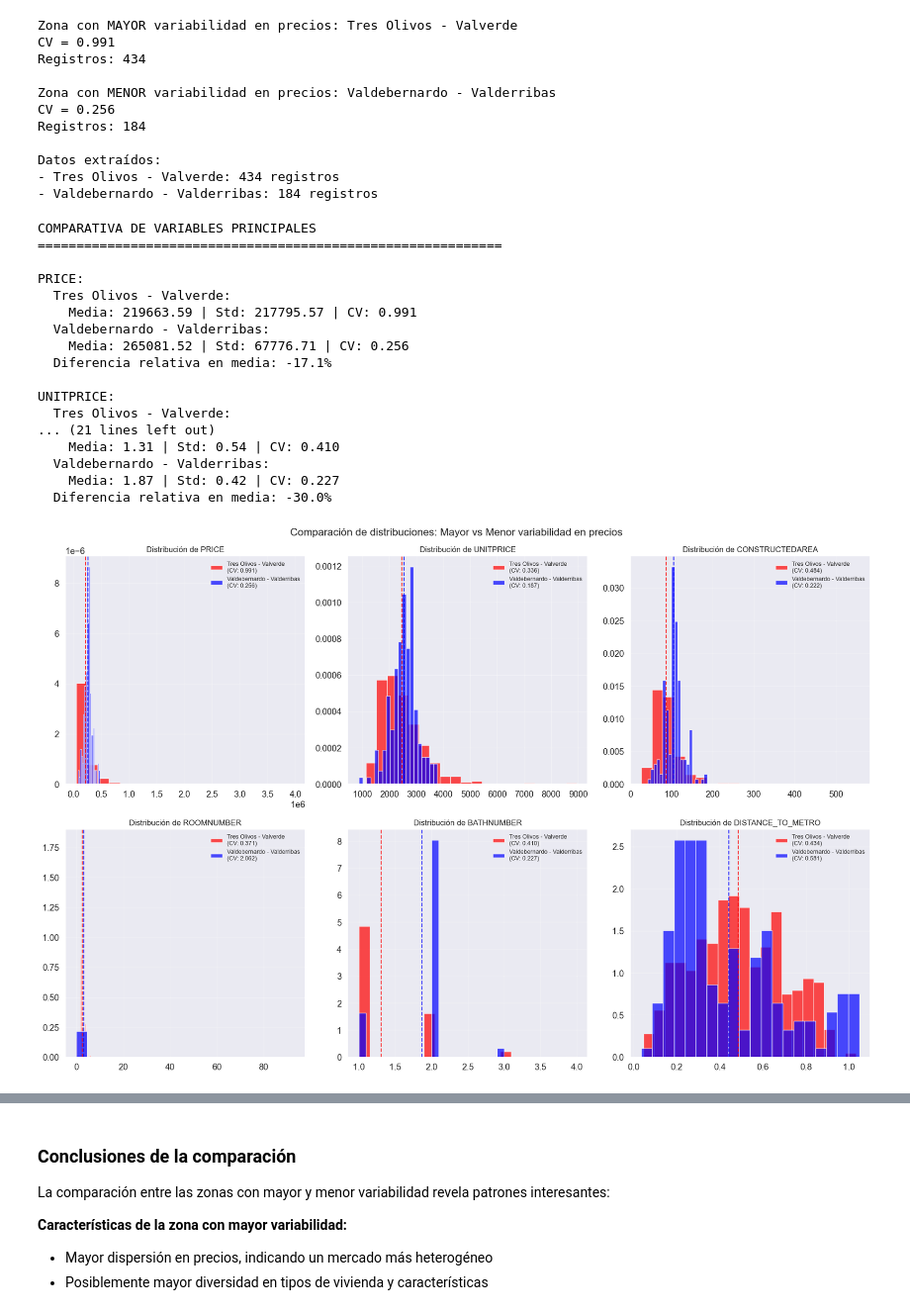
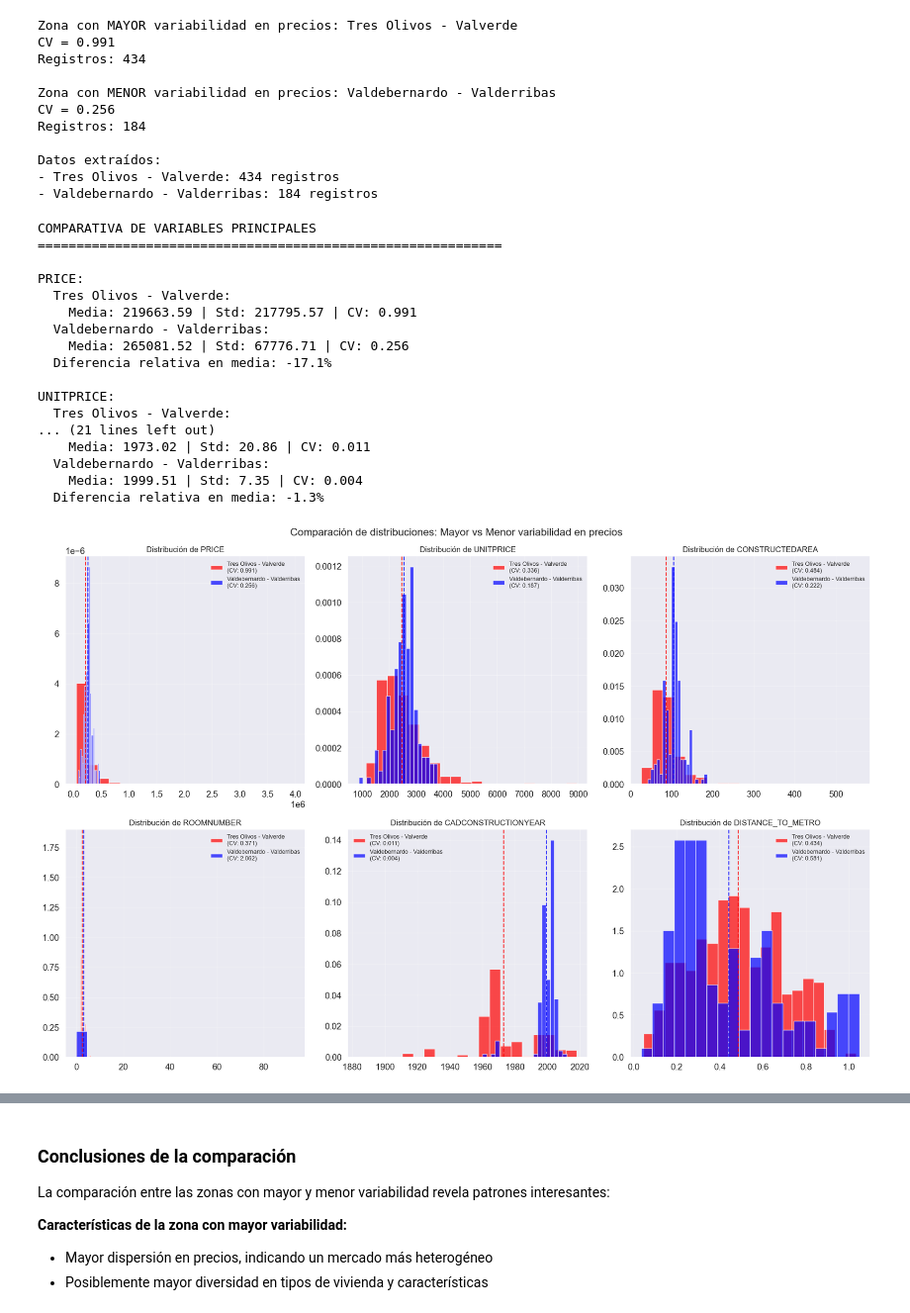
Before and after one commit to davidreyblanco/ml-idealista-18, a Jupyter notebook: notebooks/01b - EDA - Por zonas.ipynb, the cells around one changed output, grey strips where cells are left out. Shown at 99% size. Saved outputs shown, nothing was run; the diff lists cells and outputs as text; code cells hidden in the pictures.

```diff
--- a/notebooks/01b - EDA - Por zonas.ipynb
+++ b/notebooks/01b - EDA - Por zonas.ipynb
@@ -78,0 +49,28 @@ Index(['ASSETID', 'PRICE', 'UNITPRICE', 'ADTYPOLOGYID', 'ADOPERATIONID',
+# %%
+# Mostrar valores máximo y mínimo para BATHNUMBER y ROOMNUMBER
+min_max_values = df[['ROOMNUMBER', 'BATHNUMBER']].agg(['min', 'max'])
+print("Valores máximo y mínimo para ROOMNUMBER y BATHNUMBER:")
+print(min_max_values)
+
+# Asignar valor 1 a los registros con valor 0 en ROOMNUMBER y BATHNUMBER
+df.loc[df['ROOMNUMBER'] == 0, 'ROOMNUMBER'] = 1
+df.loc[df['BATHNUMBER'] == 0, 'BATHNUMBER'] = 1
+
+# Calcular los ratios ROOMNUMBER/CONSTRUCTEDAREA y BATHNUMBER/CONSTRUCTEDAREA
+df['ROOMS_PER_AREA'] = df['ROOMNUMBER'] / df['CONSTRUCTEDAREA']
+df['BATHS_PER_AREA'] = df['BATHNUMBER'] / df['CONSTRUCTEDAREA']
+
+# Calcular la media y la desviación típica de los ratios
+mean_rooms_per_area = df['ROOMS_PER_AREA'].mean()
+std_rooms_per_area = df['ROOMS_PER_AREA'].std()
+
+mean_baths_per_area = df['BATHS_PER_AREA'].mean()
+std_baths_per_area = df['BATHS_PER_AREA'].std()
+
+# Mostrar resultados
+print(f"ROOMS_PER_AREA (media / sd): {mean_rooms_per_area:3f} {std_rooms_per_area:3f}")
+print(f"BATHS_PER_AREA (media / sd): {mean_rooms_per_area:3f} {std_rooms_per_area:3f}")
+
+print(f"Desviación típica de ROOMS_PER_AREA: {std_rooms_per_area}")
+print(f"Media de BATHS_PER_AREA: {mean_baths_per_area}")
+print(f"Desviación típica de BATHS_PER_AREA: {std_baths_per_area}")
@@ -648,10 +649,10 @@ Datos extraídos:
 # %%
 # Variables numéricas para el análisis comparativo
 variables_analisis = [
-    'PRICE', 'UNITPRICE', 'CONSTRUCTEDAREA', 'ROOMNUMBER', 'BATHNUMBER',
+    'PRICE', 'UNITPRICE', 'CONSTRUCTEDAREA',  'CADCONSTRUCTIONYEAR','ROOMNUMBER',
+    'BATHNUMBER',
     'HASLIFT', 'HASAIRCONDITIONING', 'HASTERRACE', 'HASPARKINGSPACE',
-    'HASBOXROOM', 'HASSWIMMINGPOOL', 'HASDOORMAN', 'HASGARDEN',
-    'CADCONSTRUCTIONYEAR', 'CADMAXBUILDINGFLOOR',
+    'HASBOXROOM', 'HASSWIMMINGPOOL', 'HASDOORMAN', 'HASGARDEN', 'CADMAXBUILDINGFLOOR',
     'DISTANCE_TO_CITY_CENTER', 'DISTANCE_TO_METRO'
 ]
 
@@ -701,7 +702,7 @@ stats_comparativo = calcular_estadisticas_comparativas(
 )
 
 # Crear tabla pivotada para mejor visualización
-variables_principales = ['PRICE', 'UNITPRICE', 'CONSTRUCTEDAREA', 'ROOMNUMBER', 'BATHNUMBER']
+variables_principales = ['PRICE', 'UNITPRICE', 'CONSTRUCTEDAREA', 'ROOMNUMBER', 'CADCONSTRUCTIONYEAR']
 stats_principales = stats_comparativo[stats_comparativo['variable'].isin(variables_principales)]
 
 # Mostrar comparativa de variables principales
@@ -734,16 +735,16 @@ PRICE:
 UNITPRICE:
   Tres Olivos - Valverde:
 ... (21 lines left out)
-    Media: 1.31 | Std: 0.54 | CV: 0.410
+    Media: 1973.02 | Std: 20.86 | CV: 0.011
   Valdebernardo - Valderribas:
-    Media: 1.87 | Std: 0.42 | CV: 0.227
-  Diferencia relativa en media: -30.0%
+    Media: 1999.51 | Std: 7.35 | CV: 0.004
+  Diferencia relativa en media: -1.3%
 # %%
 # Visualización comparativa de las principales variables
 fig, axes = plt.subplots(2, 3, figsize=(18, 12))
 axes = axes.flatten()
 
-variables_plot = ['PRICE', 'UNITPRICE', 'CONSTRUCTEDAREA', 'ROOMNUMBER', 'BATHNUMBER', 'DISTANCE_TO_METRO']
+variables_plot = ['PRICE', 'UNITPRICE', 'CONSTRUCTEDAREA', 'ROOMNUMBER', 'CADCONSTRUCTIONYEAR', 'DISTANCE_TO_METRO']
 
 for i, var in enumerate(variables_plot[:6]):
     ax = axes[i]
@@ -751,34 +752,34 @@ for i, var in enumerate(variables_plot[:6]):
     # Datos para el gráfico
     datos_mayor = df_mayor_var[var].dropna()
     datos_menor = df_menor_var[var].dropna()
 
     # Crear gráfico de densidad
     if len(datos_mayor) > 0:
         ax.hist(datos_mayor, alpha=0.7, density=True, bins=20,
                 label=f'{zona_mayor_variabilidad}\n(CV: {datos_mayor.std()/datos_mayor.mean():.3f})',
                 color='red')
 
     if len(datos_menor) > 0:
         ax.hist(datos_menor, alpha=0.7, density=True, bins=20,
                 label=f'{zona_menor_variabilidad}\n(CV: {datos_menor.std()/datos_menor.mean():.3f})',
                 color='blue')
 
     # Líneas de media
     if len(datos_mayor) > 0:
         ax.axvline(datos_mayor.mean(), color='red', linestyle='--', alpha=0.8)
     if len(datos_menor) > 0:
         ax.axvline(datos_menor.mean(), color='blue', linestyle='--', alpha=0.8)
 
     ax.set_title(f'Distribución de {var}', fontsize=12)
     ax.legend(fontsize=9)
     ax.grid(True, alpha=0.3)
 
 plt.suptitle('Comparación de distribuciones: Mayor vs Menor variabilidad en precios', fontsize=16)
 plt.tight_layout()
 plt.savefig('descriptivos/zonas/figuras/comparacion_mayor_menor_variabilidad.png')
 plt.show()
 # %% [output]
-[figure, old version]
+[figure, new version]
 # %%
 # Tabla resumen final con las métricas más importantes
 resumen_final = pd.DataFrame({
```
Also changed, not shown: parts of 5 cells of this notebook, 10 other files.
